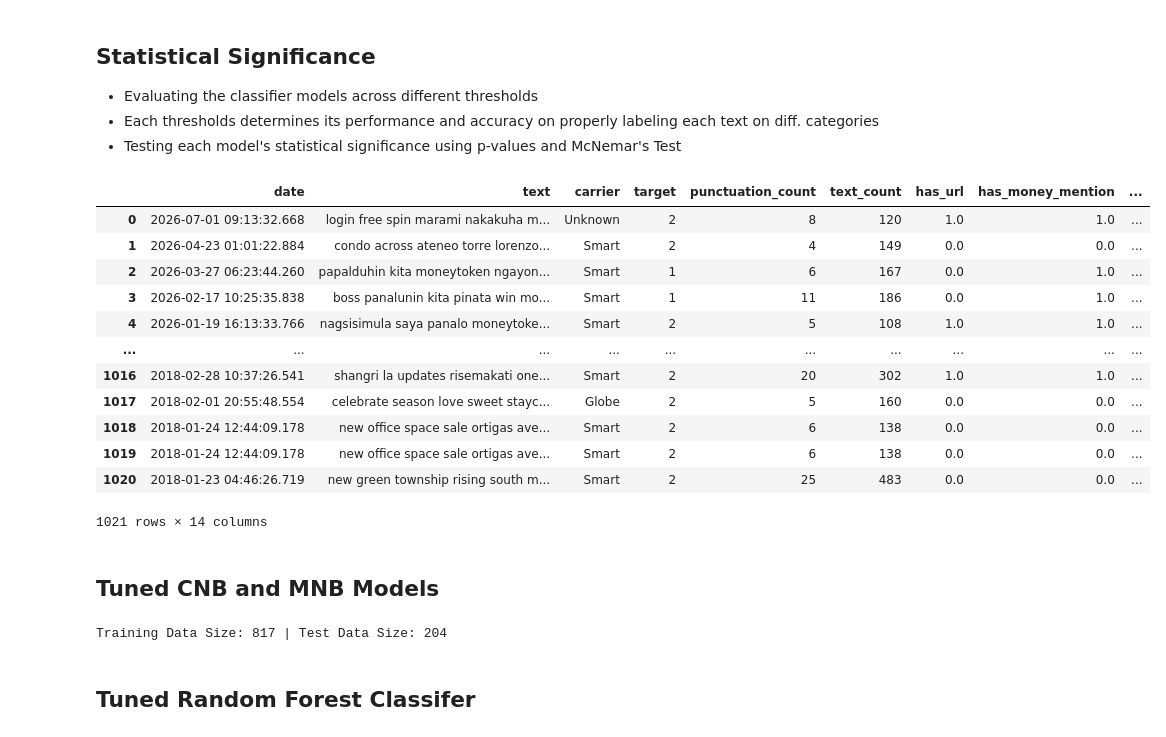
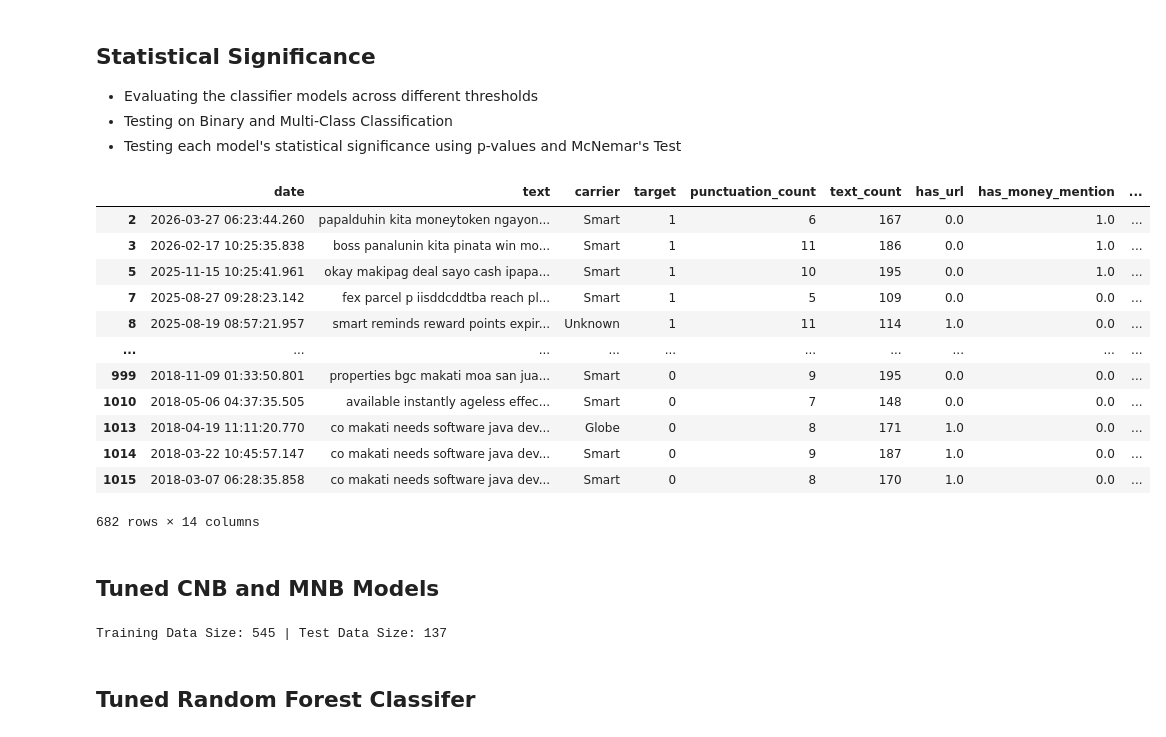
Before and after one commit to leiandrei/sms-smishing-classification, a Jupyter notebook: notebooks/05_statistical_significance.ipynb, the cells around one changed output. Saved outputs shown, nothing was run; the diff lists cells and outputs as text; code cells hidden in the pictures.

```diff
--- a/notebooks/05_statistical_significance.ipynb
+++ b/notebooks/05_statistical_significance.ipynb
@@ -1,47 +1,48 @@
 # %% [markdown]
 ## Statistical Significance
 - Evaluating the classifier models across different thresholds
-- Each thresholds determines its performance and accuracy on properly labeling each text on diff. categories
+- Testing on Binary and Multi-Class Classification
 - Testing each model's statistical significance using p-values and McNemar's Test
 # %%
 from sklearn.naive_bayes import ComplementNB, MultinomialNB
 from sklearn.ensemble import RandomForestClassifier
 from sklearn.calibration import CalibratedClassifierCV
 from scipy.sparse import hstack, csr_matrix
 from sklearn.metrics import classification_report, accuracy_score, roc_auc_score
 from sklearn.metrics import confusion_matrix
 from sklearn.model_selection import StratifiedGroupKFold
 from sklearn.feature_extraction.text import TfidfVectorizer
 from sklearn.preprocessing import MinMaxScaler
 
 from pathlib import Path
 import sys
 
 sys.path.append(str(Path.cwd().parents[0]))
 from src.tuning import show_metrics, visualize_metrics
 
 import matplotlib.pyplot as plt
 import numpy as np
 import pandas as pd
 import seaborn as sns
 
 # load the data
 df = pd.read_csv('../data/processed/sms_cleaned_data.csv')
+df = df[(df['target'] == 0) | (df['target'] == 1)]
 df
 # %% [output]
 |  | date | text | carrier | target | punctuation_count | text_count | has_url | has_money_mention | ... |
-| 0 | 2026-07-01 09:13:32.668 | login free spin marami nakakuha m... | Unknown | 2 | 8 | 120 | 1.0 | 1.0 | ... |
-| 1 | 2026-04-23 01:01:22.884 | condo across ateneo torre lorenzo... | Smart | 2 | 4 | 149 | 0.0 | 0.0 | ... |
 | 2 | 2026-03-27 06:23:44.260 | papalduhin kita moneytoken ngayon... | Smart | 1 | 6 | 167 | 0.0 | 1.0 | ... |
 | 3 | 2026-02-17 10:25:35.838 | boss panalunin kita pinata win mo... | Smart | 1 | 11 | 186 | 0.0 | 1.0 | ... |
-| 4 | 2026-01-19 16:13:33.766 | nagsisimula saya panalo moneytoke... | Smart | 2 | 5 | 108 | 1.0 | 1.0 | ... |
+| 5 | 2025-11-15 10:25:41.961 | okay makipag deal sayo cash ipapa... | Smart | 1 | 10 | 195 | 0.0 | 1.0 | ... |
+| 7 | 2025-08-27 09:28:23.142 | fex parcel p iisddcddtba reach pl... | Smart | 1 | 5 | 109 | 0.0 | 0.0 | ... |
+| 8 | 2025-08-19 08:57:21.957 | smart reminds reward points expir... | Unknown | 1 | 11 | 114 | 1.0 | 0.0 | ... |
 | ... | ... | ... | ... | ... | ... | ... | ... | ... | ... |
-| 1016 | 2018-02-28 10:37:26.541 | shangri la updates risemakati one... | Smart | 2 | 20 | 302 | 1.0 | 1.0 | ... |
-| 1017 | 2018-02-01 20:55:48.554 | celebrate season love sweet stayc... | Globe | 2 | 5 | 160 | 0.0 | 0.0 | ... |
-| 1018 | 2018-01-24 12:44:09.178 | new office space sale ortigas ave... | Smart | 2 | 6 | 138 | 0.0 | 0.0 | ... |
-| 1019 | 2018-01-24 12:44:09.178 | new office space sale ortigas ave... | Smart | 2 | 6 | 138 | 0.0 | 0.0 | ... |
-| 1020 | 2018-01-23 04:46:26.719 | new green township rising south m... | Smart | 2 | 25 | 483 | 0.0 | 0.0 | ... |
+| 999 | 2018-11-09 01:33:50.801 | properties bgc makati moa san jua... | Smart | 0 | 9 | 195 | 0.0 | 0.0 | ... |
+| 1010 | 2018-05-06 04:37:35.505 | available instantly ageless effec... | Smart | 0 | 7 | 148 | 0.0 | 0.0 | ... |
+| 1013 | 2018-04-19 11:11:20.770 | co makati needs software java dev... | Globe | 0 | 8 | 171 | 1.0 | 0.0 | ... |
+| 1014 | 2018-03-22 10:45:57.147 | co makati needs software java dev... | Smart | 0 | 9 | 187 | 1.0 | 0.0 | ... |
+| 1015 | 2018-03-07 06:28:35.858 | co makati needs software java dev... | Smart | 0 | 8 | 170 | 1.0 | 0.0 | ... |
-1021 rows × 14 columns
+682 rows × 14 columns
 # %% [markdown]
 ## Tuned CNB and MNB Models
 # %%
@@ -92,7 +93,7 @@ yprob_cnb = cnb.predict_proba(X_test)
 
 print(f"Training Data Size: {len(train_data)} | Test Data Size: {len(test_data)}")
 # %% [output]
-Training Data Size: 817 | Test Data Size: 204
+Training Data Size: 545 | Test Data Size: 137
 # %% [markdown]
 ## Tuned Random Forest Classifer
 # %%
```
Also changed, not shown: parts of 7 cells of this notebook.
